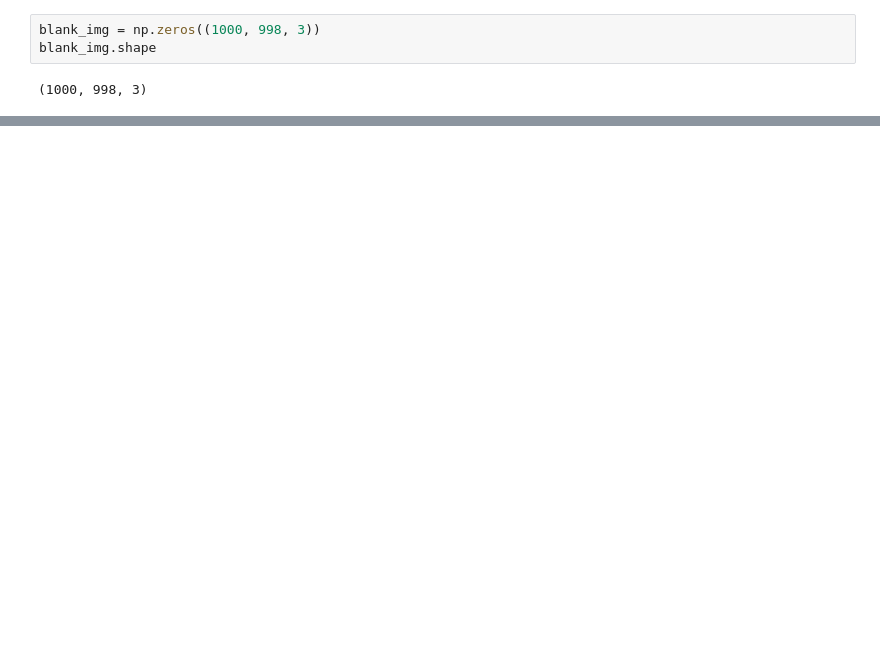
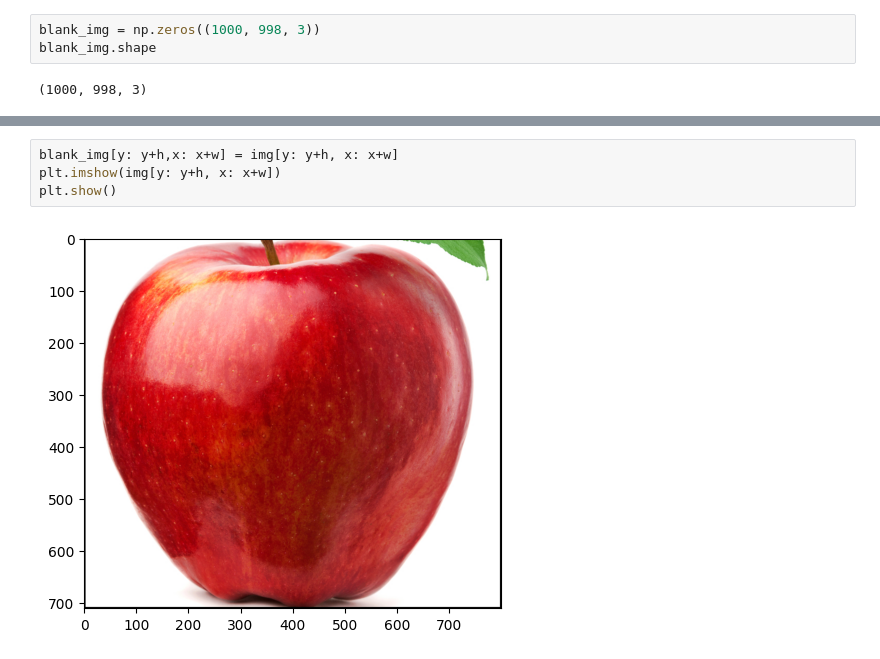
Before and after one commit to Khoa15/box-track-black-screen, a Jupyter notebook: main.ipynb, the cells around one changed output, grey strips where cells are left out. Drawn from its saved outputs; the diff is of its cells as text; blank space fills up the shorter version.

```diff
--- a/main.ipynb
+++ b/main.ipynb
@@ -25,0 +29,6 @@ plt.imshow(img)
+# %%
+blank_img[y: y+h,x: x+w] = img[y: y+h, x: x+w]
+plt.imshow(img[y: y+h, x: x+w])
+plt.show()
+# %% [output]
+[figure, added]
```
Also changed, not shown: parts of 3 cells of this notebook.
